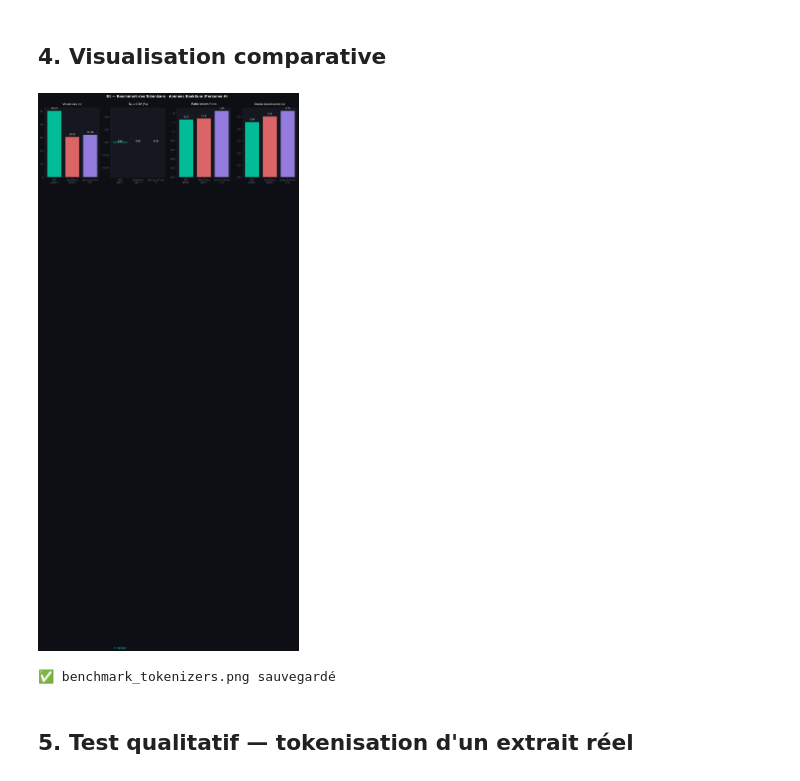
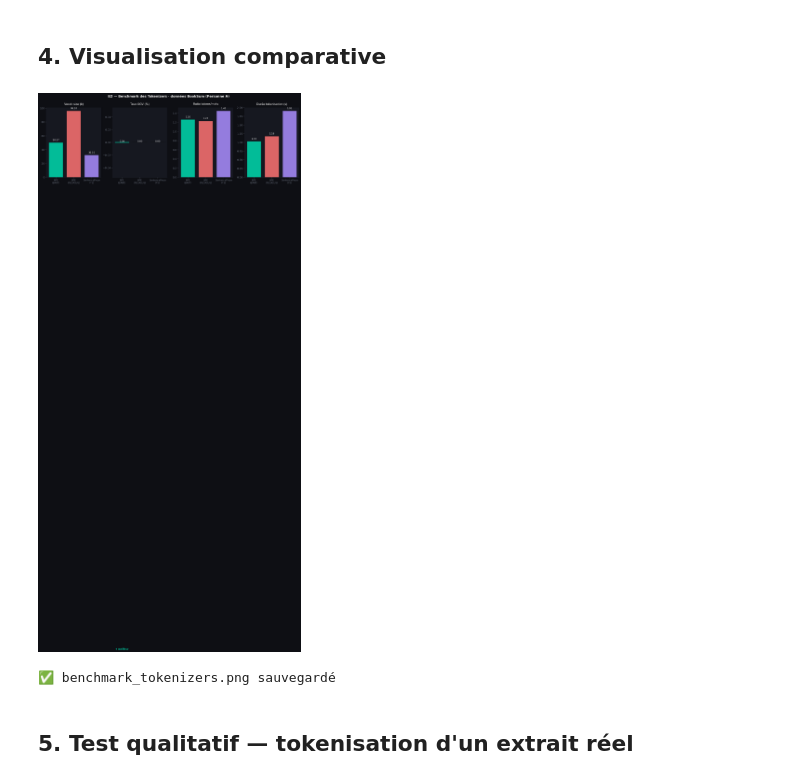
Before and after one commit to sara-alioui/book-summarizer, a Jupyter notebook: notebooks/02_B2_choix_tokenizer.ipynb, the cells around one changed output. Cells and saved outputs as stored; diff of their text form; code cells hidden in the pictures.

Commit message:
changer le script choix_tokenizer

```diff
--- a/notebooks/02_B2_choix_tokenizer.ipynb
+++ b/notebooks/02_B2_choix_tokenizer.ipynb
@@ -64,7 +64,7 @@ print("Chargement des tokenizers...")
 
 tokenizers = {
     "BPE (BART)":          AutoTokenizer.from_pretrained("facebook/bart-base"),
-    "WordPiece (BERT)":    AutoTokenizer.from_pretrained("bert-base-uncased"),
+    "BPE (PEGASUS)":    AutoTokenizer.from_pretrained("google/pegasus-xsum"),
     "SentencePiece (T5)":  AutoTokenizer.from_pretrained("t5-small"),  # même que Personne A
 }
 
@@ -200,37 +198,37 @@ for ax, (titre, vals) in zip(axes, metriques.items()):
     bars = ax.bar(range(len(noms)), vals, color=COULEURS, alpha=0.88,
                   edgecolor='#0e0f14', linewidth=1.2)
     ax.set_xticks(range(len(noms)))
-    ax.set_xticklabels(['BPE\n(BART)', 'WordPiece\n(BERT)', 'SentencePiece\n(T5)'],
+    ax.set_xticklabels(['BPE\n(BART)', 'BPE\n(PEGASUS)', 'SentencePiece\n(T5)'],
                        color='#9ca3af', fontsize=9)
     ax.set_title(titre, color='white', fontsize=11, pad=10)
     ax.set_facecolor('#161820')
     ax.tick_params(colors='#6b7280')
     ax.spines['top'].set_visible(False)
     ax.spines['right'].set_visible(False)
     ax.spines['bottom'].set_color('#2a2d3a')
     ax.spines['left'].set_color('#2a2d3a')
     # Valeurs au-dessus des barres
     for bar, val in zip(bars, vals):
         ax.text(bar.get_x() + bar.get_width()/2, bar.get_height() + max(vals)*0.02,
                 f'{val:.2f}', ha='center', va='bottom', color='white', fontsize=9)
 
 # Marquer le gagnant sur le taux OOV (le plus bas = meilleur)
 idx_gagnant = np.argmin([resultats[n]['taux_oov_pct'] for n in noms])
 axes[1].get_children()[idx_gagnant].set_edgecolor('#00d4aa')
 axes[1].get_children()[idx_gagnant].set_linewidth(2.5)
 axes[1].text(idx_gagnant, -0.8, '★ meilleur', ha='center',
              color='#00d4aa', fontsize=9, fontweight='bold')
 
 fig.suptitle('B2 — Benchmark des Tokenizers · données BookSum (Personne A)',
              color='white', fontsize=13, fontweight='bold', y=1.02)
 
 plt.tight_layout()
 plt.savefig('benchmark_tokenizers.png', dpi=150, bbox_inches='tight',
             facecolor='#0e0f14')
 plt.show()
 print("✅ benchmark_tokenizers.png sauvegardé")
 # %% [output]
-[figure, old version]
+[figure, new version]
 ✅ benchmark_tokenizers.png sauvegardé
 # %% [markdown]
 ## 5. Test qualitatif — tokenisation d'un extrait réel
```
Also changed, not shown: parts of 6 cells of this notebook, 8 other files.
